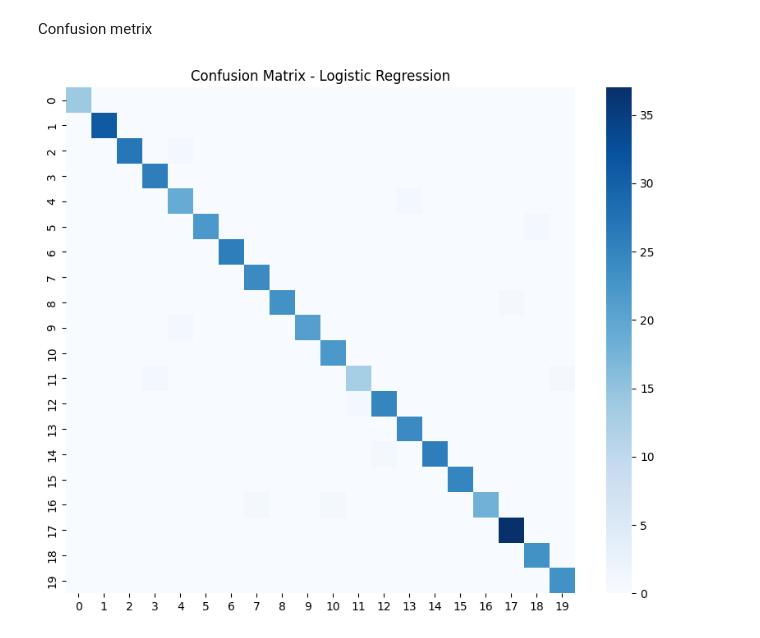
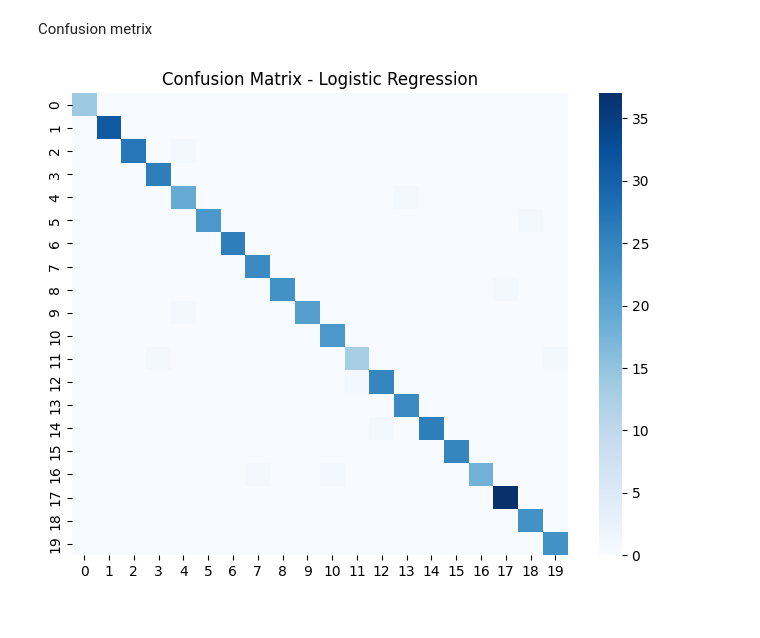
Before and after one commit to KaushanS/cv_job_role_predictor, a Jupyter notebook: notebooks/04_Logistic_Regression.ipynb, the cells around one changed output. Saved outputs shown, nothing was run; the diff lists cells and outputs as text; code cells hidden in the pictures.

```diff
--- a/notebooks/04_Logistic_Regression.ipynb
+++ b/notebooks/04_Logistic_Regression.ipynb
@@ -116,9 +116,9 @@ Confusion metrix
 # %%
 cm = confusion_matrix(y_test, y_pred)
 
-plt.figure(figsize=(10,8))
+plt.figure(figsize=(8,6))
 sns.heatmap(cm, cmap="Blues")
 plt.title("Confusion Matrix - Logistic Regression")
 plt.show()
 # %% [output]
-[figure, old version]
+[figure, new version]
```
Also changed, not shown: parts of 1 cell of this notebook, 12 other files.
